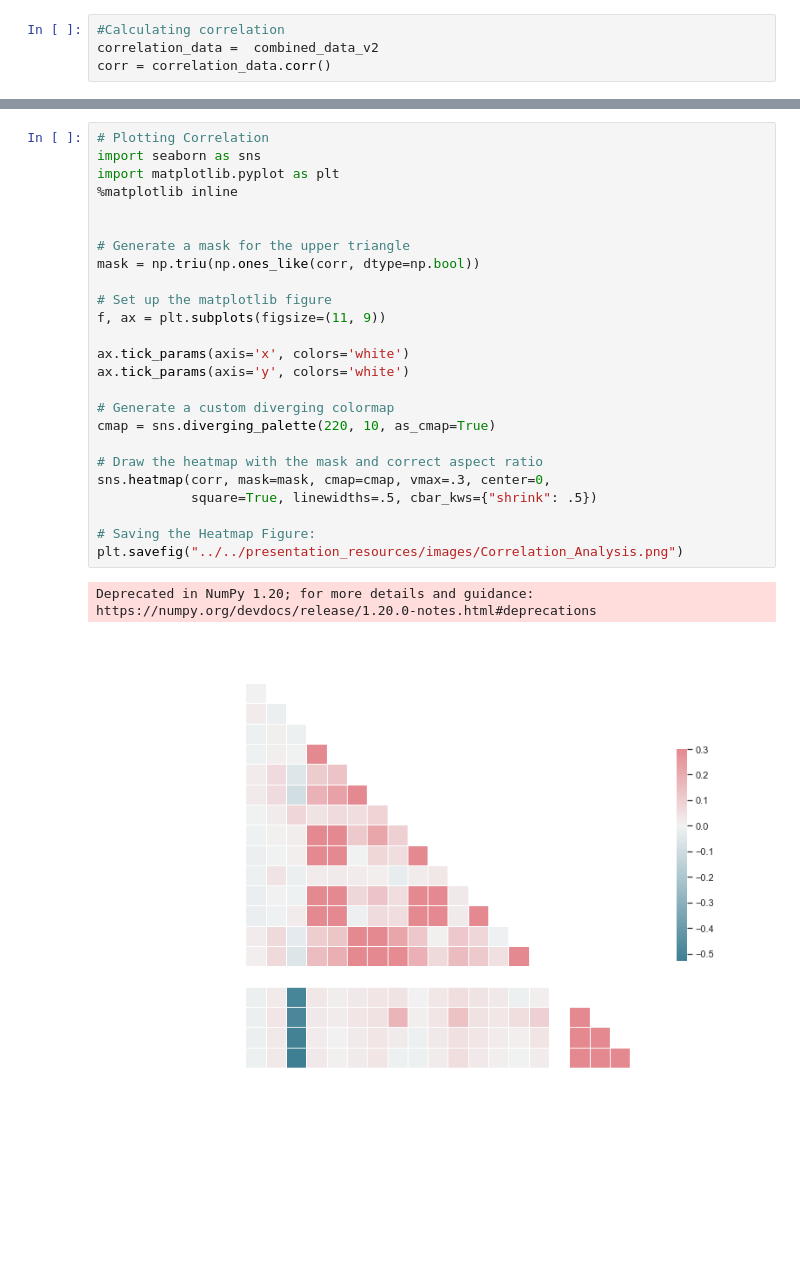
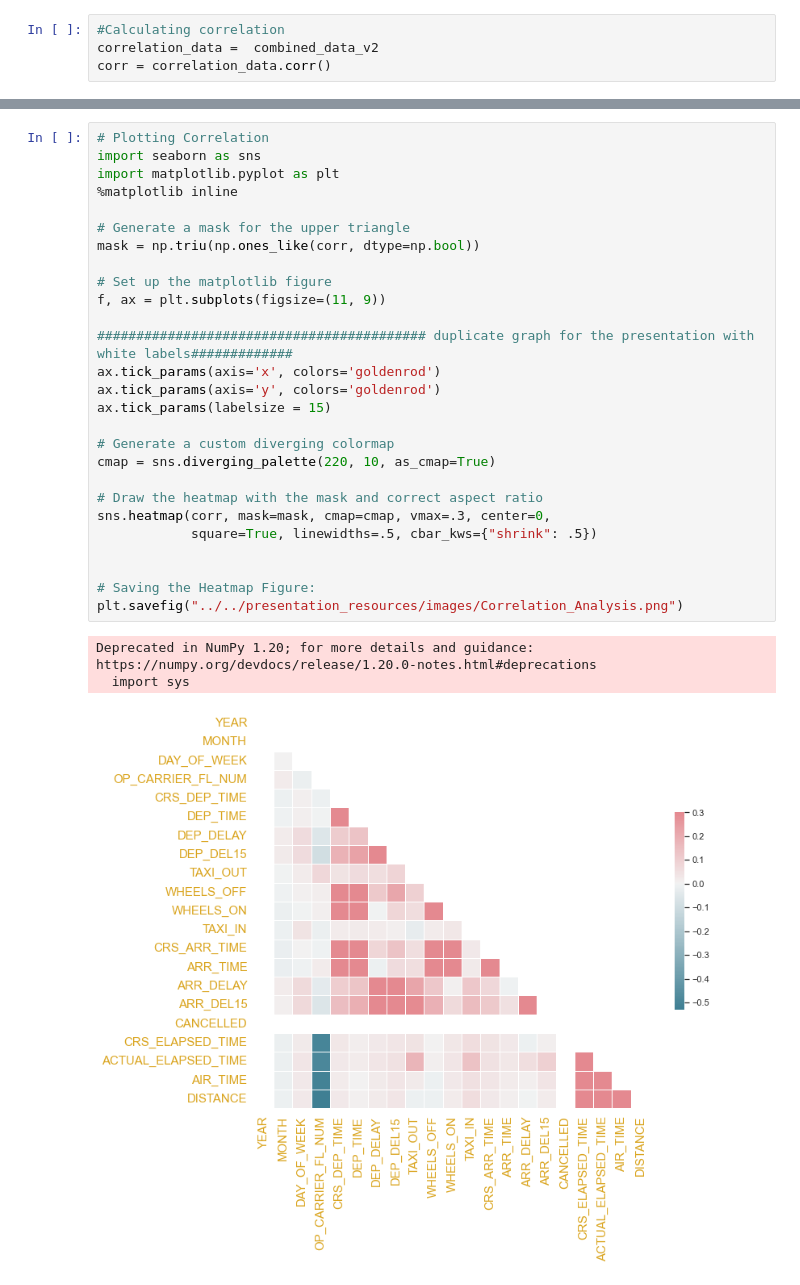
Before and after one commit to Mohammadbinshahid/Team4_Capstone_Project, a Jupyter notebook: proof_of_concept_designs/exploratory_data_analysis/flight_delay_predictions/flight_delay_prediction_EDA.ipynb, the cells around one changed output, grey strips where cells are left out. Cells and saved outputs as stored; diff of their text form; blank space fills up the shorter version.

```diff
--- a/proof_of_concept_designs/exploratory_data_analysis/flight_delay_predictions/flight_delay_prediction_EDA.ipynb
+++ b/proof_of_concept_designs/exploratory_data_analysis/flight_delay_predictions/flight_delay_prediction_EDA.ipynb
@@ -474,28 +545,31 @@ corr = correlation_data.corr()
 # %%
 # Plotting Correlation
 import seaborn as sns
 import matplotlib.pyplot as plt
 %matplotlib inline
-
 
 # Generate a mask for the upper triangle
 mask = np.triu(np.ones_like(corr, dtype=np.bool))
 
 # Set up the matplotlib figure
 f, ax = plt.subplots(figsize=(11, 9))
 
-ax.tick_params(axis='x', colors='white')
-ax.tick_params(axis='y', colors='white')
+########################################## duplicate graph for the presentation with white labels#############
+ax.tick_params(axis='x', colors='goldenrod')
+ax.tick_params(axis='y', colors='goldenrod')
+ax.tick_params(labelsize = 15)
 
 # Generate a custom diverging colormap
 cmap = sns.diverging_palette(220, 10, as_cmap=True)
 
 # Draw the heatmap with the mask and correct aspect ratio
 sns.heatmap(corr, mask=mask, cmap=cmap, vmax=.3, center=0,
             square=True, linewidths=.5, cbar_kws={"shrink": .5})
 
+
 # Saving the Heatmap Figure:
 plt.savefig("../../presentation_resources/images/Correlation_Analysis.png")
 # %% [output]
 Deprecated in NumPy 1.20; for more details and guidance: https://numpy.org/devdocs/release/1.20.0-notes.html#deprecations
+  import sys
-[figure, old version]
+[figure, new version]
```
Also changed, not shown: parts of 11 cells of this notebook.
